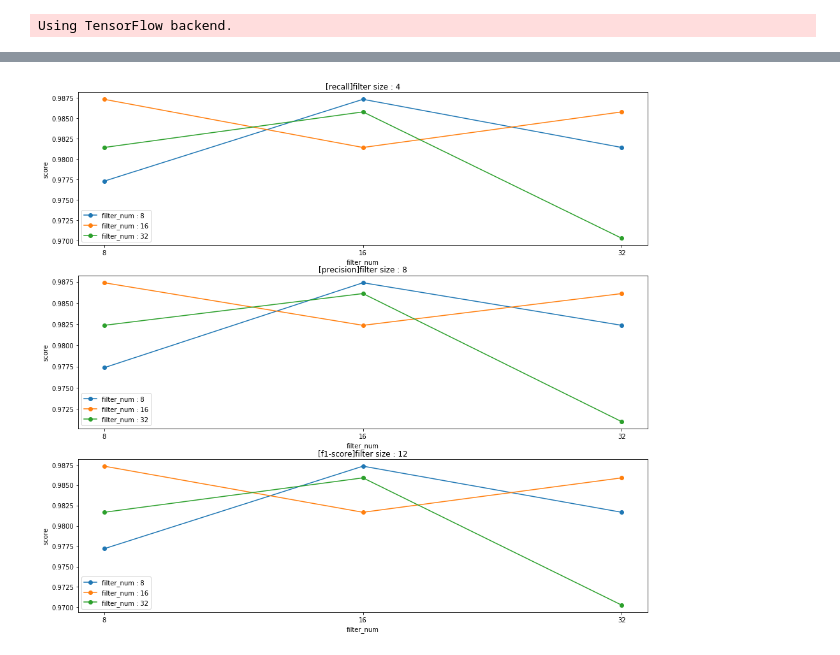
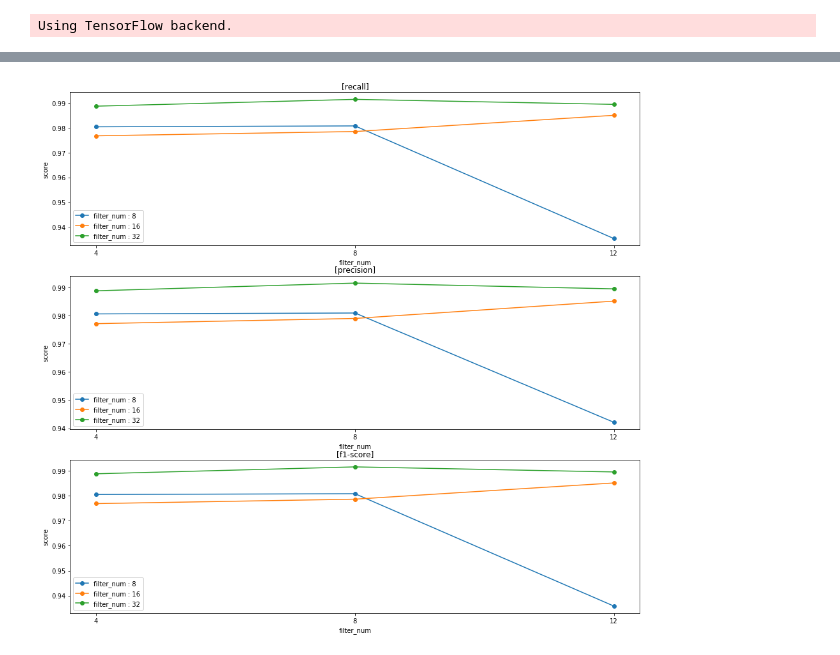
Before and after one commit to LazyerIJ/ECG_Analysis_CNN, a Jupyter notebook: CNN/cnn_compare_kernel.ipynb, the cells around one changed output, grey strips where cells are left out. Saved outputs shown, nothing was run; the diff lists cells and outputs as text; code cells hidden in the pictures.

Commit message:
add graph

```diff
--- a/CNN/cnn_compare_kernel.ipynb
+++ b/CNN/cnn_compare_kernel.ipynb
@@ -313,12 +313,3 @@ for size in filter_size:
 [save result]
 ------------------------------------------------------
 ======================================================
-# %%
-
-#test case of filter size
-filter_size=[4,8,12]
-#test case of filter num
-filter_num=[8,16,32]
-print(rs_report[0].keys())
-print(rs_report[0]['S'].keys())
-print(rs_report[0]['S']['recall'])
@@ -341,5 +328,7 @@ for idx in range(len(filter_size)):
              label="num : {}".format(filter_num[2]))
     plt.xlim((0, 20))
     plt.legend()
+    plt.xlabel('epochs')
+    plt.ylabel('acc')
     plt.show()
 # %% [output]
@@ -349,22 +338,22 @@ for idx in range(len(filter_size)):
 # %%
 fig = plt.figure(figsize=(16,15))
 for step, key in enumerate(['recall', 'precision', 'f1-score']):
     plt.subplot(3,1,step+1)
     for idx in range(3):
 
-        plt.title("[{}]filter size : {}".format(key, filter_size[step]))
+        plt.title("[{}]".format(key))
         plt.xlabel('filter_num')
         plt.ylabel('score')
 
         a1 = np.mean([rs_report[idx][x][key] for x in heart_diseases])
-        a2 = np.mean([rs_report[idx+1][x][key] for x in heart_diseases])
-        a3 = np.mean([rs_report[idx+2][x][key] for x in heart_diseases])
+        a2 = np.mean([rs_report[idx+3][x][key] for x in heart_diseases])
+        a3 = np.mean([rs_report[idx+6][x][key] for x in heart_diseases])
 
         y = [a1,a2,a3]
 
-        plt.plot(['8','16','32'],y,'o-')
+        plt.plot(['4','8','12'],y,'o-')
         plt.legend(['filter_num : 8','filter_num : 16','filter_num : 32'])
 
 plt.show()
 # %% [output]
-[figure, old version]
+[figure, new version]
```
Also changed, not shown: parts of 4 cells of this notebook.
